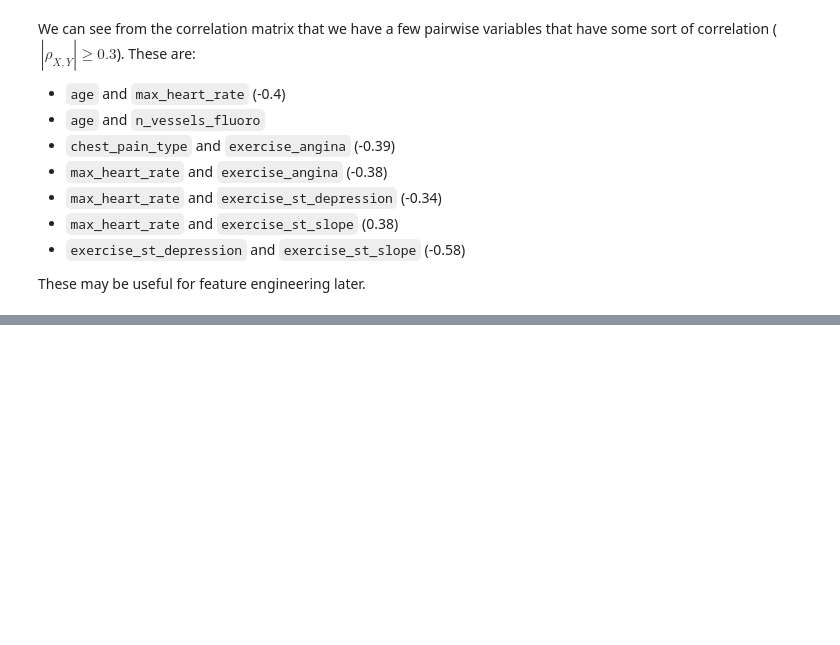
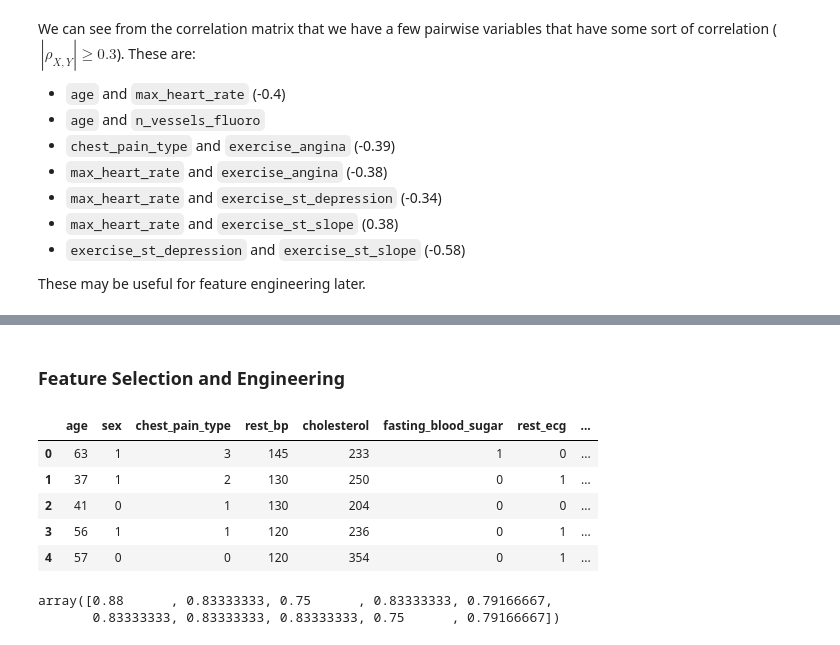
Before and after one commit to Zenoix/Heart-Disease-Dataset, a Jupyter notebook: notebook.ipynb, the cells around one changed output, grey strips where cells are left out. Cells and saved outputs as stored; diff of their text form; code cells hidden in the pictures; blank space fills up the shorter version.

```diff
--- a/notebook.ipynb
+++ b/notebook.ipynb
@@ -506,0 +493,21 @@ The use of label encoder in XGBClassifier is deprecated and will be removed in a
+# %% [markdown]
+### Feature Selection and Engineering
+# %%
+df.head()
+# %% [output]
+|  | age | sex | chest_pain_type | rest_bp | cholesterol | fasting_blood_sugar | rest_ecg | ... |
+| 0 | 63 | 1 | 3 | 145 | 233 | 1 | 0 | ... |
+| 1 | 37 | 1 | 2 | 130 | 250 | 0 | 1 | ... |
+| 2 | 41 | 0 | 1 | 130 | 204 | 0 | 0 | ... |
+| 3 | 56 | 1 | 1 | 120 | 236 | 0 | 1 | ... |
+| 4 | 57 | 0 | 0 | 120 | 354 | 0 | 1 | ... |
+# %%
+X_train_restbp_chol = X_train.copy()
+X_train_restbp_chol["rest_bp_times_chol"] = X_train_restbp_chol["rest_bp"] * X_train_restbp_chol["cholesterol"]
+scaler = StandardScaler()
+restbp_chol_pipe = make_pipeline(scaler, rf)
+skf = StratifiedKFold(n_splits=10)
+cross_val_score(restbp_chol_pipe, X_train_restbp_chol, y_train, cv=skf, scoring="accuracy")
+# %% [output]
+array([0.88      , 0.83333333, 0.75      , 0.83333333, 0.79166667,
+       0.83333333, 0.83333333, 0.83333333, 0.75      , 0.79166667])
```
Also changed, not shown: parts of 16 cells of this notebook.
